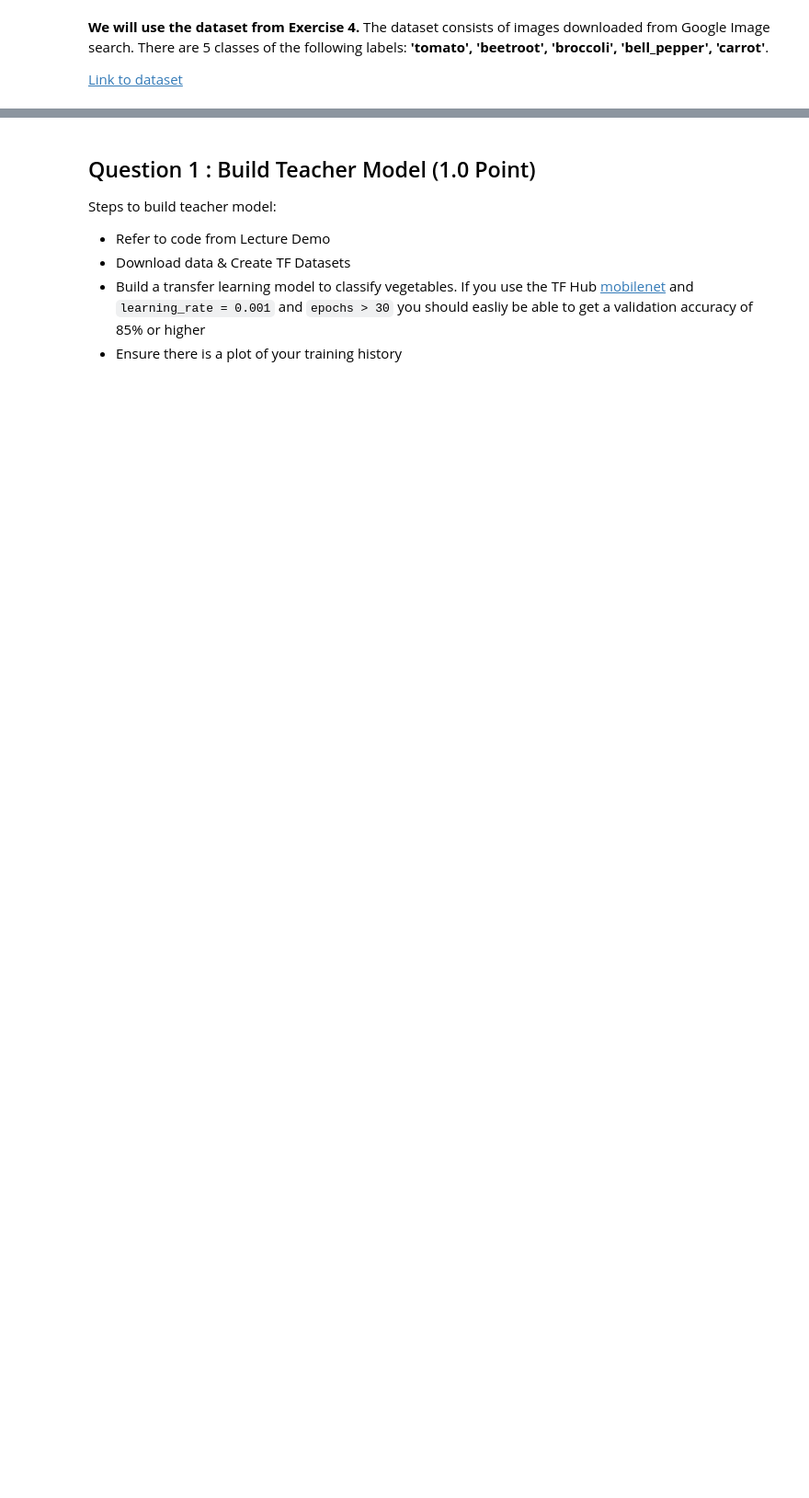
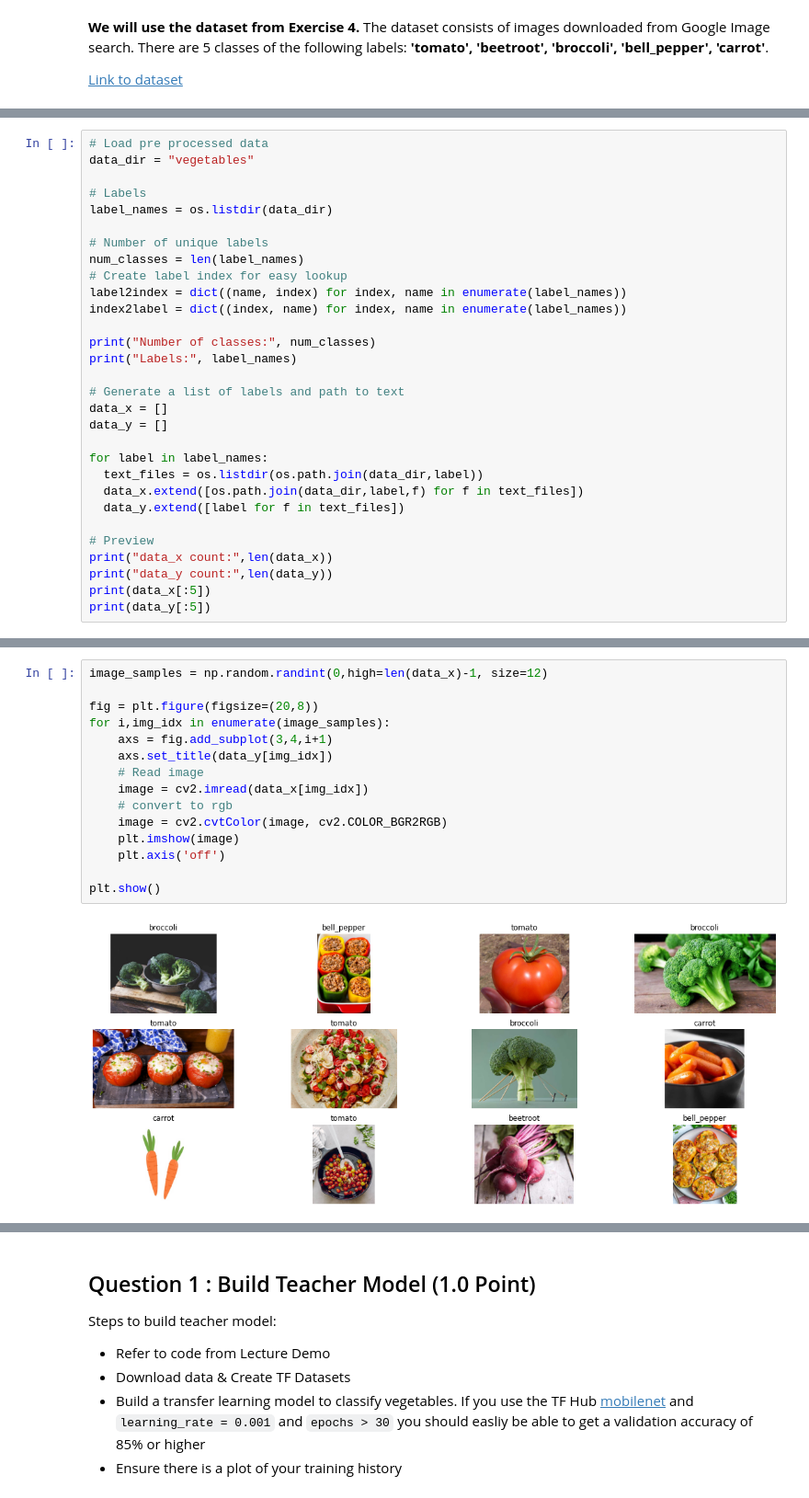
Before and after one commit to jackxxu/2020F-AC295, a Jupyter notebook: exercises/exercise8/AC 295 Fall 2020 Exercise 8.ipynb, the cells around one changed output, grey strips where cells are left out. Shown at 92% size. Cells and saved outputs as stored; diff of their text form; blank space fills up the shorter version.

```diff
--- a/exercises/exercise8/AC 295 Fall 2020 Exercise 8.ipynb
+++ b/exercises/exercise8/AC 295 Fall 2020 Exercise 8.ipynb
@@ -78,0 +108,30 @@ from sklearn.model_selection import train_test_split
+# %%
+# Load pre processed data
+data_dir = "vegetables"
+
+# Labels
+label_names = os.listdir(data_dir)
+
+# Number of unique labels
+num_classes = len(label_names)
+# Create label index for easy lookup
+label2index = dict((name, index) for index, name in enumerate(label_names))
+index2label = dict((index, name) for index, name in enumerate(label_names))
+
+print("Number of classes:", num_classes)
+print("Labels:", label_names)
+
+# Generate a list of labels and path to text
+data_x = []
+data_y = []
+
+for label in label_names:
+  text_files = os.listdir(os.path.join(data_dir,label))
+  data_x.extend([os.path.join(data_dir,label,f) for f in text_files])
+  data_y.extend([label for f in text_files])
+
+# Preview
+print("data_x count:",len(data_x))
+print("data_y count:",len(data_y))
+print(data_x[:5])
+print(data_y[:5])
@@ -78,0 +145,17 @@ from sklearn.model_selection import train_test_split
+# %%
+image_samples = np.random.randint(0,high=len(data_x)-1, size=12)
+
+fig = plt.figure(figsize=(20,8))
+for i,img_idx in enumerate(image_samples):
+    axs = fig.add_subplot(3,4,i+1)
+    axs.set_title(data_y[img_idx])
+    # Read image
+    image = cv2.imread(data_x[img_idx])
+    # convert to rgb
+    image = cv2.cvtColor(image, cv2.COLOR_BGR2RGB)
+    plt.imshow(image)
+    plt.axis('off')
+
+plt.show()
+# %% [output]
+[figure, added]
```
Also changed, not shown: parts of 26 cells of this notebook.
